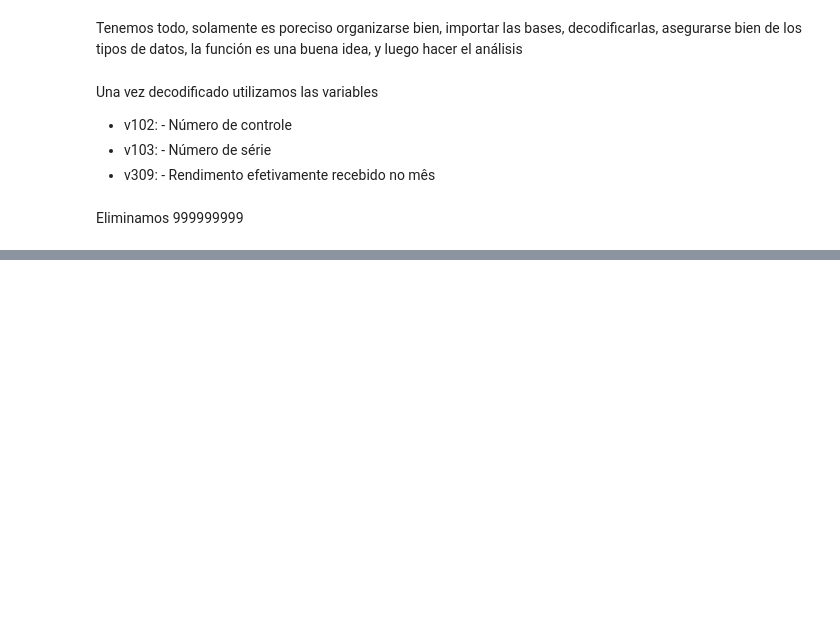
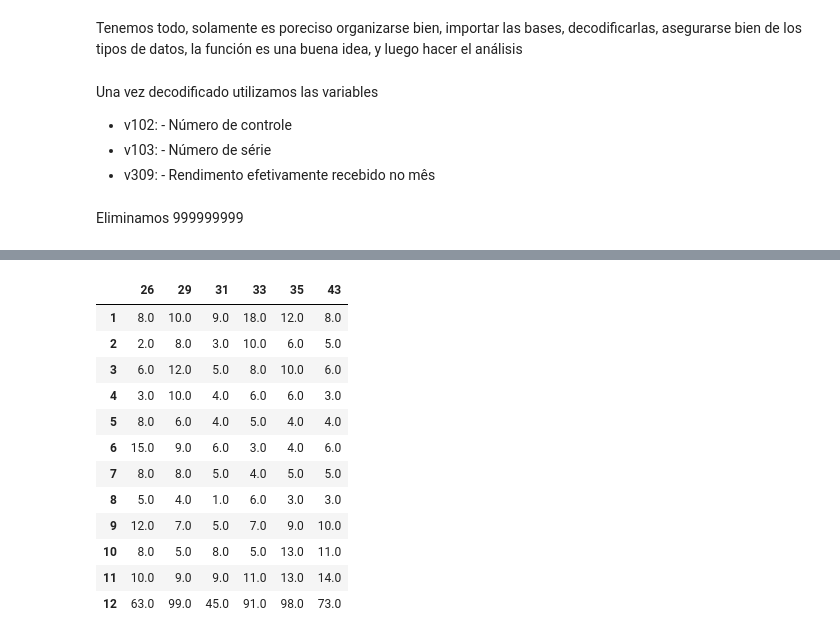
Before and after one commit to oejaramillo/Replicaci-n, a Jupyter notebook: pmeantiga.ipynb, the cells around one changed output, grey strips where cells are left out. Drawn from its saved outputs; the diff is of its cells as text; code cells hidden in the pictures; blank space fills up the shorter version.

```diff
--- a/pmeantiga.ipynb
+++ b/pmeantiga.ipynb
@@ -368,0 +196,36 @@ See the caveats in the documentation: https://pandas.pydata.org/pandas-docs/stab
+# %%
+qs = pd.DataFrame([np.zeros(6)], index=[1,2,3,4,5,6,7,8,9,10,11,12], columns=[26,29,31,33,35,43]) #Cantidad de personas pobres
+ns = pd.DataFrame([np.zeros(6)], index=[1,2,3,4,5,6,7,8,9,10,11,12], columns=[26,29,31,33,35,43]) #Cantidad de personas total
+# %%
+b95['g'] = b95['um_pobr'] - b95['ingr_defl']
+# %%
+b95['q'] = b95['g'].apply(lambda x: 1 if x > 0 else 0)
+# %%
+qs.iloc[0] = b95.loc[b95['mes']== 1].groupby('uf')['q'].sum()
+qs.iloc[1] = b95.loc[b95['mes']== 2].groupby('uf')['q'].sum()
+qs.iloc[2] = b95.loc[b95['mes']== 3].groupby('uf')['q'].sum()
+qs.iloc[3] = b95.loc[b95['mes']== 4].groupby('uf')['q'].sum()
+qs.iloc[4] = b95.loc[b95['mes']== 5].groupby('uf')['q'].sum()
+qs.iloc[5] = b95.loc[b95['mes']== 6].groupby('uf')['q'].sum()
+qs.iloc[6] = b95.loc[b95['mes']== 7].groupby('uf')['q'].sum()
+qs.iloc[7] = b95.loc[b95['mes']== 8].groupby('uf')['q'].sum()
+qs.iloc[8] = b95.loc[b95['mes']== 9].groupby('uf')['q'].sum()
+qs.iloc[9] = b95.loc[b95['mes']== 10].groupby('uf')['q'].sum()
+qs.iloc[10] = b95.loc[b95['mes']== 11].groupby('uf')['q'].sum()
+qs.iloc[11] = b95.loc[b95['mes']== 12].groupby('uf')['q'].sum()
+# %%
+qs
+# %% [output]
+|  | 26 | 29 | 31 | 33 | 35 | 43 |
+| 1 | 8.0 | 10.0 | 9.0 | 18.0 | 12.0 | 8.0 |
+| 2 | 2.0 | 8.0 | 3.0 | 10.0 | 6.0 | 5.0 |
+| 3 | 6.0 | 12.0 | 5.0 | 8.0 | 10.0 | 6.0 |
+| 4 | 3.0 | 10.0 | 4.0 | 6.0 | 6.0 | 3.0 |
+| 5 | 8.0 | 6.0 | 4.0 | 5.0 | 4.0 | 4.0 |
+| 6 | 15.0 | 9.0 | 6.0 | 3.0 | 4.0 | 6.0 |
+| 7 | 8.0 | 8.0 | 5.0 | 4.0 | 5.0 | 5.0 |
+| 8 | 5.0 | 4.0 | 1.0 | 6.0 | 3.0 | 3.0 |
+| 9 | 12.0 | 7.0 | 5.0 | 7.0 | 9.0 | 10.0 |
+| 10 | 8.0 | 5.0 | 8.0 | 5.0 | 13.0 | 11.0 |
+| 11 | 10.0 | 9.0 | 9.0 | 11.0 | 13.0 | 14.0 |
+| 12 | 63.0 | 99.0 | 45.0 | 91.0 | 98.0 | 73.0 |
```
Also changed, not shown: parts of 66 cells of this notebook.
